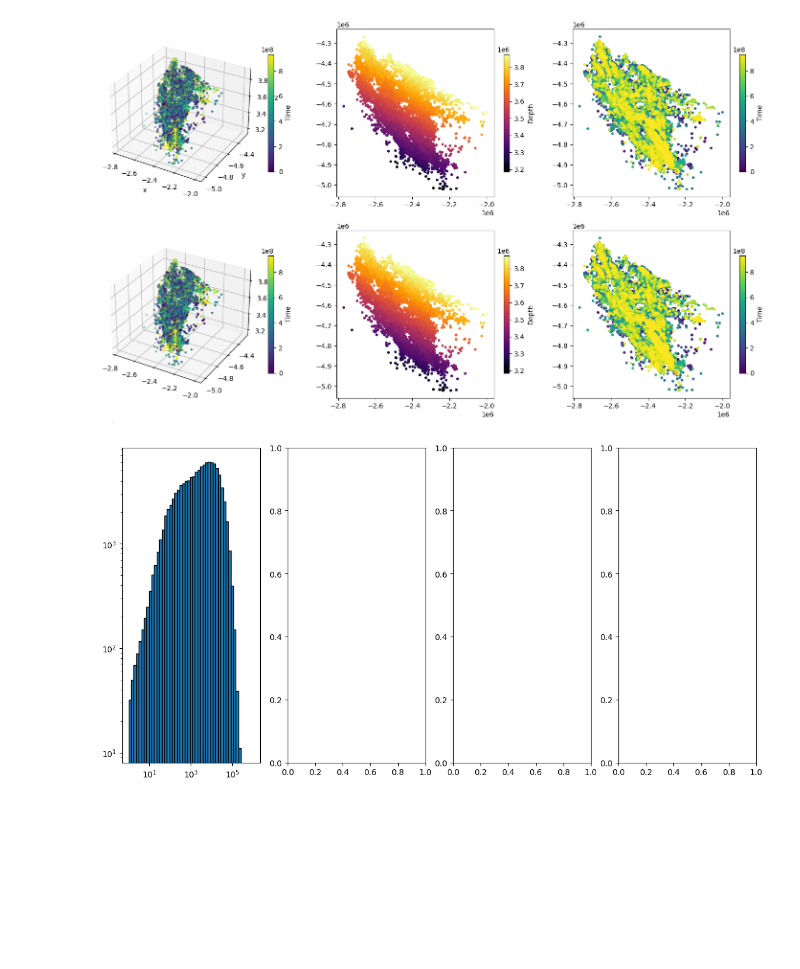
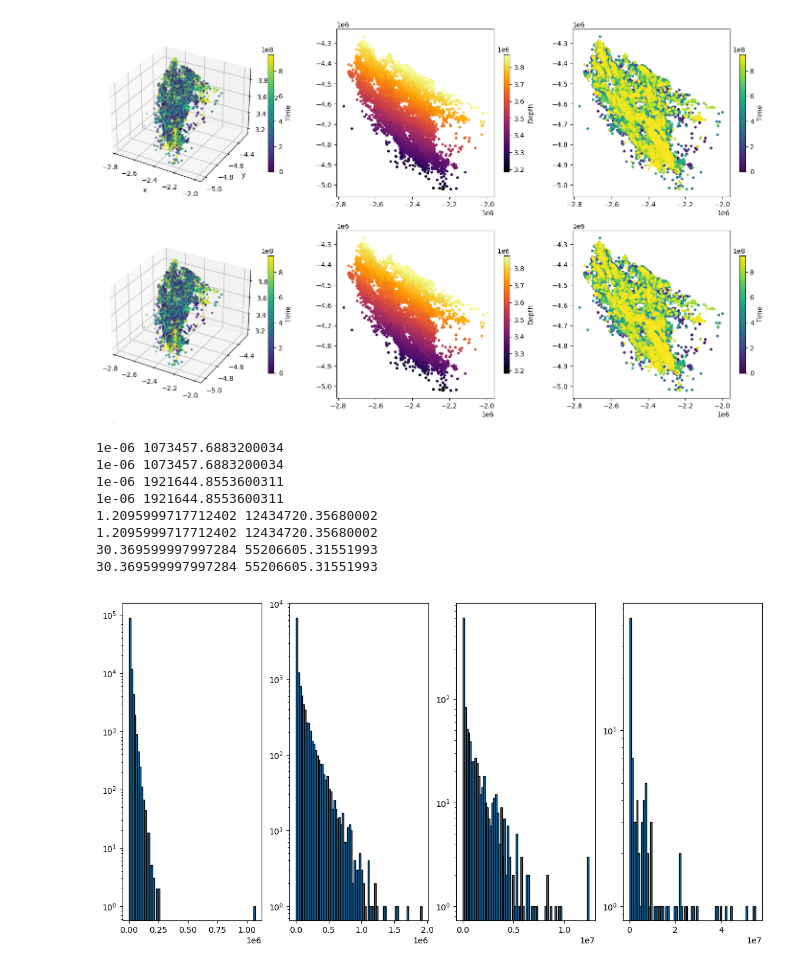
Before and after one commit to EmanueleCoradin/CaliforniaEarthquakesAnalysis, a Jupyter notebook: Project.ipynb, the cells around one changed output. Saved outputs shown, nothing was run; the diff lists cells and outputs as text; code cells hidden in the pictures; blank space fills up the shorter version.

```diff
--- a/Project.ipynb
+++ b/Project.ipynb
@@ -111,28 +111,42 @@ fig.colorbar(scatter6, label='Time', shrink=0.7)
 # %%
 import numpy as np
 
 m = [2, 3, 4, 5]
 
 fig, ax = plt.subplots(1, 4, figsize = (14,7))
 #print(df)
 for j, i in enumerate(m):
-      df2 = df[df['Magnitude']>= i]
+      df2 = df[df['Magnitude'] >= i].sort_values(by = 'Time')
       #wt = df2['Waiting_time']
       #wt = [0]
       #print(df2['Index'])
       #for j in range(1, len(df2)):
             #print(j)
             #wt.append(df2['Time'][j] -  df2['Time'][j-1])
       wt = np.diff(df2['Time'])
-
-      x = np.logspace(0, np.log10(np.max(wt)), 50)
+      wt[wt<1.e-5] = 1.e-6
+      #x = np.logspace(np.log10(np.min(wt)), np.log10(np.max(wt)), 50)
+      x = np.linspace(np.min(wt), np.max(wt), 75)
+      print(np.min(x), np.max(x))
+      print(np.min(wt), np.max(wt))
       #x = np.linspace(0, df2['Time'].max(), 50)
       #df2['Waiting_= wt
 
-      ax[j].hist(wt, bins = x, edgecolor='black')
-      ax[j].set_xscale('log', base = 10)
+      ax[j].hist(wt, bins = x, edgecolor = 'black')
+      #ax[j].plot(x, 1/x)
+      #ax[j].plot(x, 1/np.sqrt(x))
+      #ax[j].plot(x, 1/(x ** (3/2)))
+      #ax[j].set_xscale('log', base = 10)
       ax[j].set_yscale('log', base = 10)
 
-      plt.show()
+plt.show()
 # %% [output]
+1e-06 1073457.6883200034
+1e-06 1073457.6883200034
+1e-06 1921644.8553600311
+1e-06 1921644.8553600311
+1.2095999717712402 12434720.35680002
+1.2095999717712402 12434720.35680002
+30.369599997997284 55206605.31551993
+30.369599997997284 55206605.31551993
-[figure, old version]
+[figure, new version]
```
Also changed, not shown: parts of 1 cell of this notebook.
